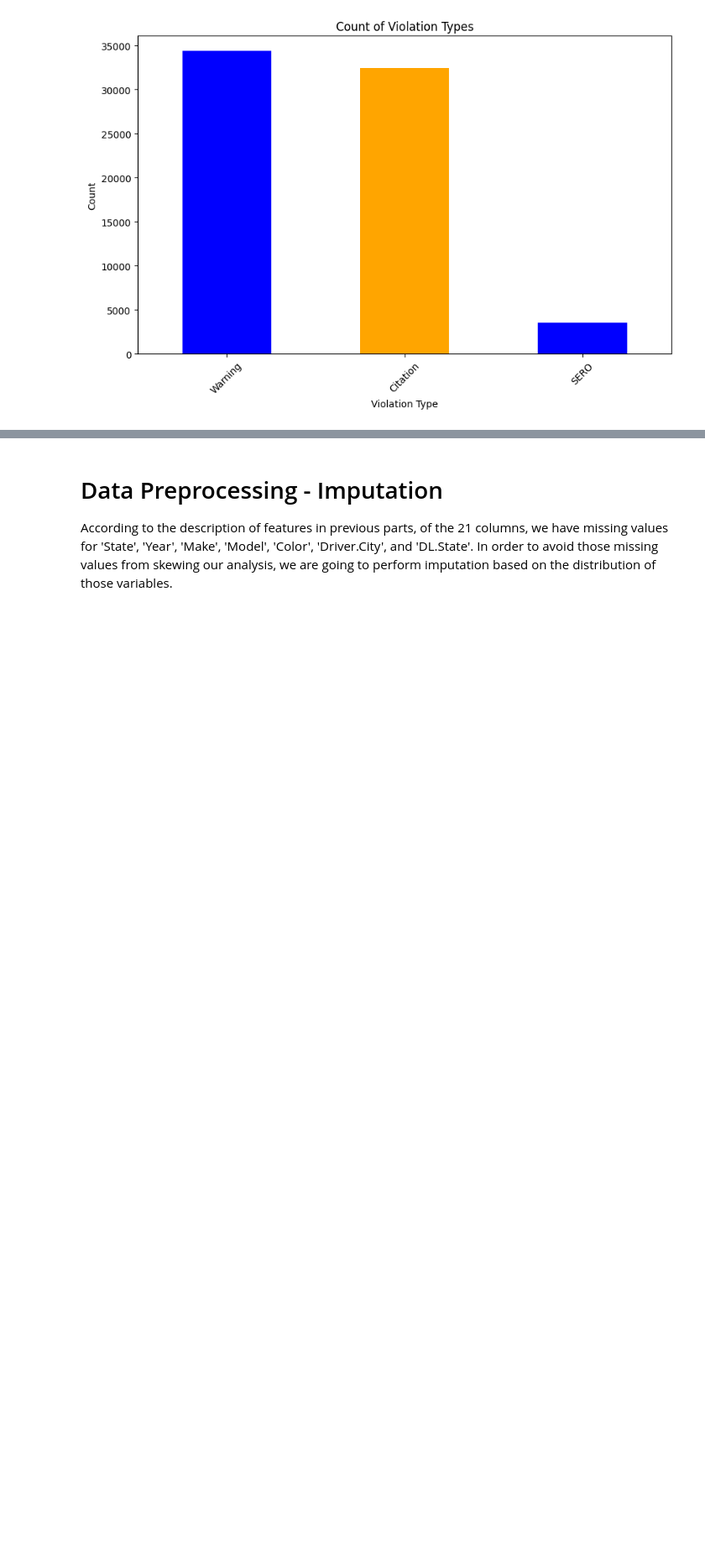
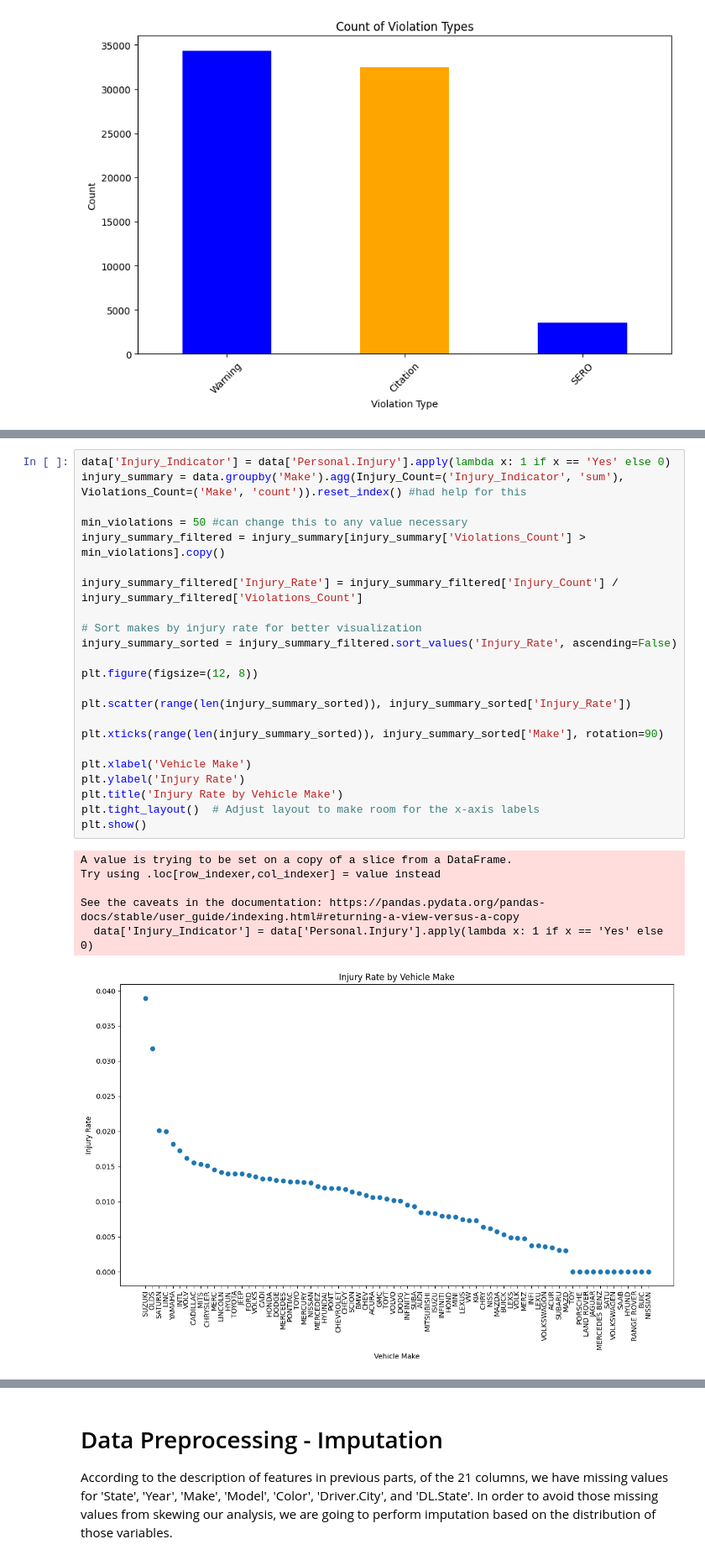
Before and after one commit to ChristopherianSulaiman/CSE_151A, a Jupyter notebook: CSE_151A_Project.ipynb, the cells around one changed output, grey strips where cells are left out. Shown at 84% size. Saved outputs shown, nothing was run; the diff lists cells and outputs as text; blank space fills up the shorter version.

```diff
--- a/CSE_151A_Project.ipynb
+++ b/CSE_151A_Project.ipynb
@@ -248,0 +263,30 @@ plt.pie(actual_gender_percentages, labels=actual_gender_percentages.index, autop
+# %%
+data['Injury_Indicator'] = data['Personal.Injury'].apply(lambda x: 1 if x == 'Yes' else 0)
+injury_summary = data.groupby('Make').agg(Injury_Count=('Injury_Indicator', 'sum'), Violations_Count=('Make', 'count')).reset_index() #had help for this
+
+min_violations = 50 #can change this to any value necessary
+injury_summary_filtered = injury_summary[injury_summary['Violations_Count'] > min_violations].copy()
+
+injury_summary_filtered['Injury_Rate'] = injury_summary_filtered['Injury_Count'] / injury_summary_filtered['Violations_Count']
+
+# Sort makes by injury rate for better visualization
+injury_summary_sorted = injury_summary_filtered.sort_values('Injury_Rate', ascending=False)
+
+plt.figure(figsize=(12, 8))
+
+plt.scatter(range(len(injury_summary_sorted)), injury_summary_sorted['Injury_Rate'])
+
+plt.xticks(range(len(injury_summary_sorted)), injury_summary_sorted['Make'], rotation=90)
+
+plt.xlabel('Vehicle Make')
+plt.ylabel('Injury Rate')
+plt.title('Injury Rate by Vehicle Make')
+plt.tight_layout()  # Adjust layout to make room for the x-axis labels
+plt.show()
+# %% [output]
+A value is trying to be set on a copy of a slice from a DataFrame.
+Try using .loc[row_indexer,col_indexer] = value instead
+
+See the caveats in the documentation: https://pandas.pydata.org/pandas-docs/stable/user_guide/indexing.html#returning-a-view-versus-a-copy
+  data['Injury_Indicator'] = data['Personal.Injury'].apply(lambda x: 1 if x == 'Yes' else 0)
+[figure, added]
```
Also changed, not shown: parts of 32 cells of this notebook.
